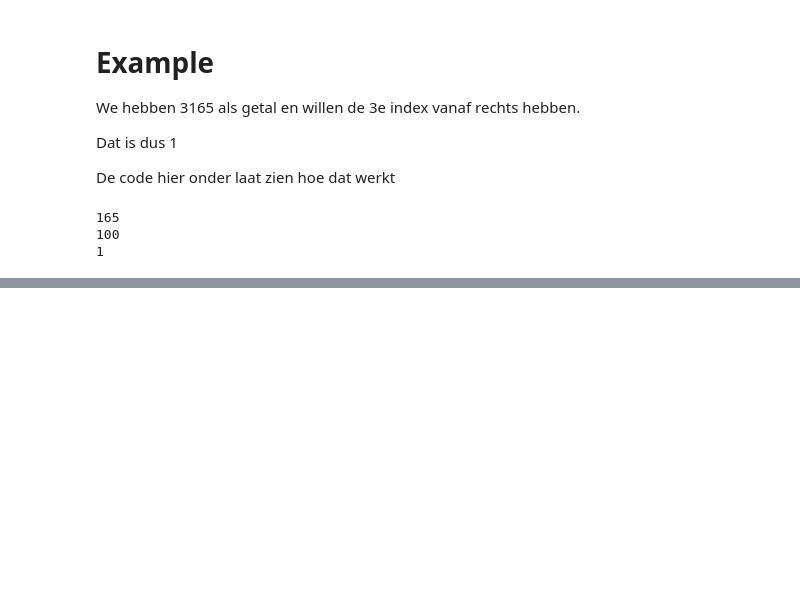
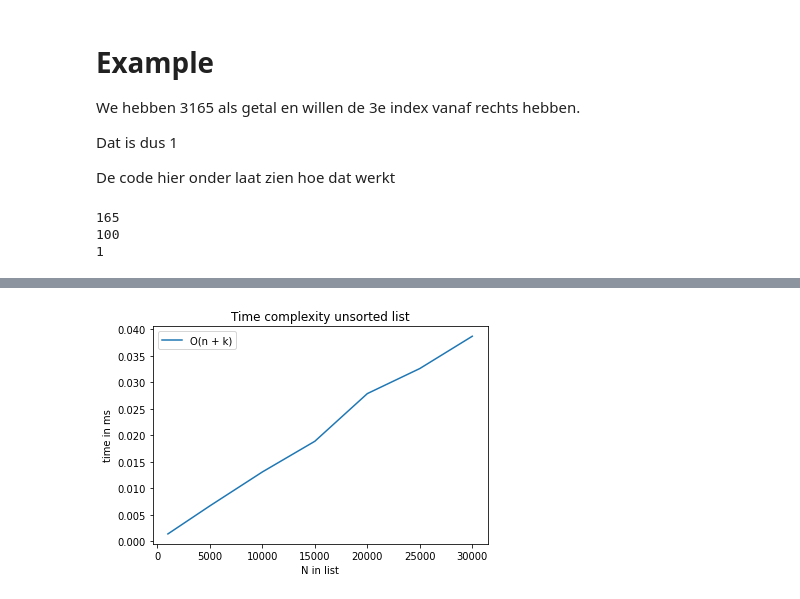
Before and after one commit to RichardDev01/HiPoPo-2021-hpp, a Jupyter notebook: Notebooks/Inleveropgave 1. Bucket Sort.ipynb, the cells around one changed output, grey strips where cells are left out. Cells and saved outputs as stored; diff of their text form; code cells hidden in the pictures; blank space fills up the shorter version.

Commit message:
made conclusion and graphs

```diff
--- a/Notebooks/Inleveropgave 1. Bucket Sort.ipynb
+++ b/Notebooks/Inleveropgave 1. Bucket Sort.ipynb
@@ -35,5 +37,5 @@ randomlist1k  = list(np.random.randint(low=0, high=1000, size=1000))
 randomlist10k = list(np.random.randint(low=0, high=1000, size=10000))
 randomlist30k = list(np.random.randint(low=0, high=1000, size=30000))
 # %%
-def createRandomList(high, size):
-    return list(np.random.randint(low=0, high=high, size=size))
+def createRandomList(low, high, size):
+    return list(np.random.randint(low=low, high=high, size=size))
@@ -134,0 +159,12 @@ print(bucket_sort(lijst_gatelen))
+# %%
+def get_time_complex(list_of_sorting_lists: [[int]]) -> {int : float}:
+    return_times = []
+    return_times_dict = {}
+    for unsorted_list in list_of_sorting_lists:
+        start = timer()
+        bucket_sort(unsorted_list)
+        elapsed_time = timer() - start
+
+        return_times_dict[len(unsorted_list)] =  elapsed_time
+        return_times.append(elapsed_time)
+    return return_times_dict
@@ -134,0 +173,15 @@ print(bucket_sort(lijst_gatelen))
+# %%
+low = 0
+high = 100
+
+randomlist1k = createRandomList(low, high, 1000)
+randomlist5k = createRandomList(low, high, 5000)
+randomlist10k = createRandomList(low, high, 10000)
+randomlist15k = createRandomList(low, high, 15000)
+randomlist20k = createRandomList(low, high, 20000)
+randomlist25k = createRandomList(low, high, 25000)
+randomlist30k = createRandomList(low, high, 30000)
+
+unsortedlists = [randomlist1k,randomlist5k,randomlist10k,randomlist15k,randomlist20k,randomlist25k,randomlist30k]
+# %%
+time_complex_data = get_time_complex(unsortedlists)
@@ -134,0 +198,6 @@ print(bucket_sort(lijst_gatelen))
+# %%
+ax1 = sns.lineplot(data = time_complex_data, legend ="auto",label='O(n + k)',markers=True, dashes=False)
+ax1.set(xlabel='N in list', ylabel='time in ms', title ='Time complexity unsorted list')
+plt.show()
+# %% [output]
+[figure, added]
```
Also changed, not shown: parts of 33 cells of this notebook.
